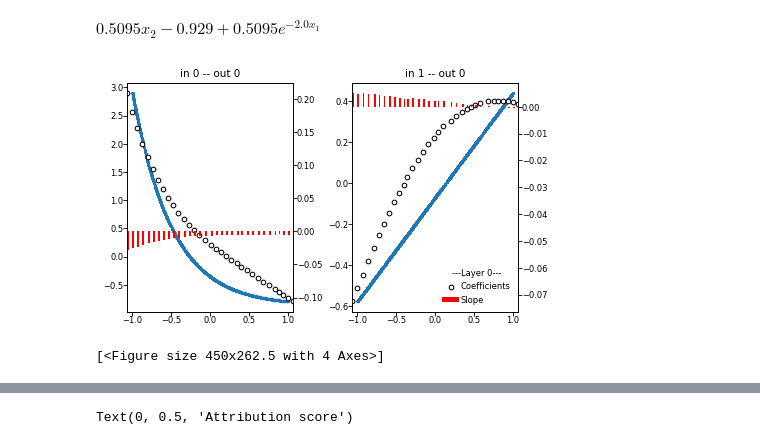
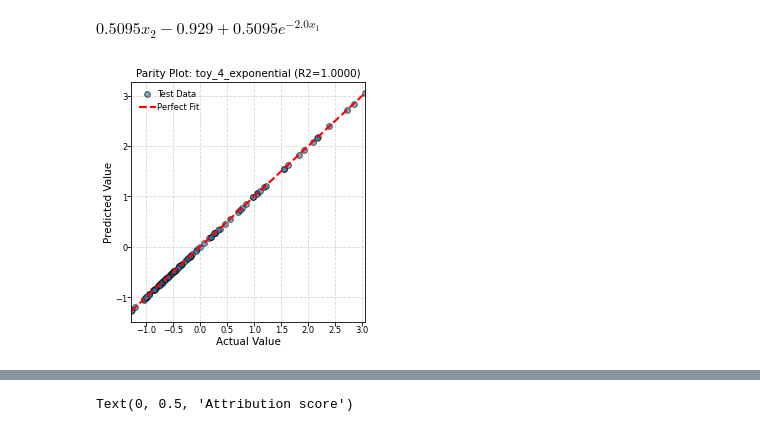
Before and after one commit to Hyein-coder/pykan, a Jupyter notebook: github/workflows/Hyein/toy_4_exponential.ipynb, the cells around one changed output, grey strips where cells are left out. Cells and saved outputs as stored; diff of their text form; code cells hidden in the pictures.

Commit message:
Parity plot for old versions

```diff
--- a/github/workflows/Hyein/toy_4_exponential.ipynb
+++ b/github/workflows/Hyein/toy_4_exponential.ipynb
@@ -56,7 +75,28 @@ ex_round(model.symbolic_formula()[0][0], 4)
 # %% [output]
 $\displaystyle 0.5095 x_{2} - 0.929 + 0.5095 e^{- 2.0 x_{1}}$
 # %%
-plot_activation_and_spline_coefficients(model, x=dataset)
+from sklearn.metrics import r2_score
+y_test = dataset['test_label'].detach().cpu().numpy()
+y_pred_test = model.forward(dataset['test_input']).detach().cpu().numpy()
+r2_test = r2_score(y_test, y_pred_test)
+
+# Draw Parity Plot
+data_name = "toy_4_exponential"
+
+plt.figure(figsize=(4, 4))
+plt.scatter(y_test, y_pred_test, alpha=0.6, edgecolors='k', s=30, label='Test Data')
+
+# Perfect fit line
+min_val = min(y_test.min(), y_pred_test.min())
+max_val = max(y_test.max(), y_pred_test.max())
+plt.plot([min_val, max_val], [min_val, max_val], 'r--', lw=2, label='Perfect Fit')
+
+plt.title(f"Parity Plot: {data_name} (R2={r2_test:.4f})")
+plt.xlabel("Actual Value")
+plt.ylabel("Predicted Value")
+plt.legend()
+plt.grid(True, linestyle='--', alpha=0.5)
+
+plt.show()
 # %% [output]
-[figure, old version]
+[figure, new version]
-[<Figure size 450x262.5 with 4 Axes>]
```
Also changed, not shown: parts of 7 cells of this notebook, 1 other file.
